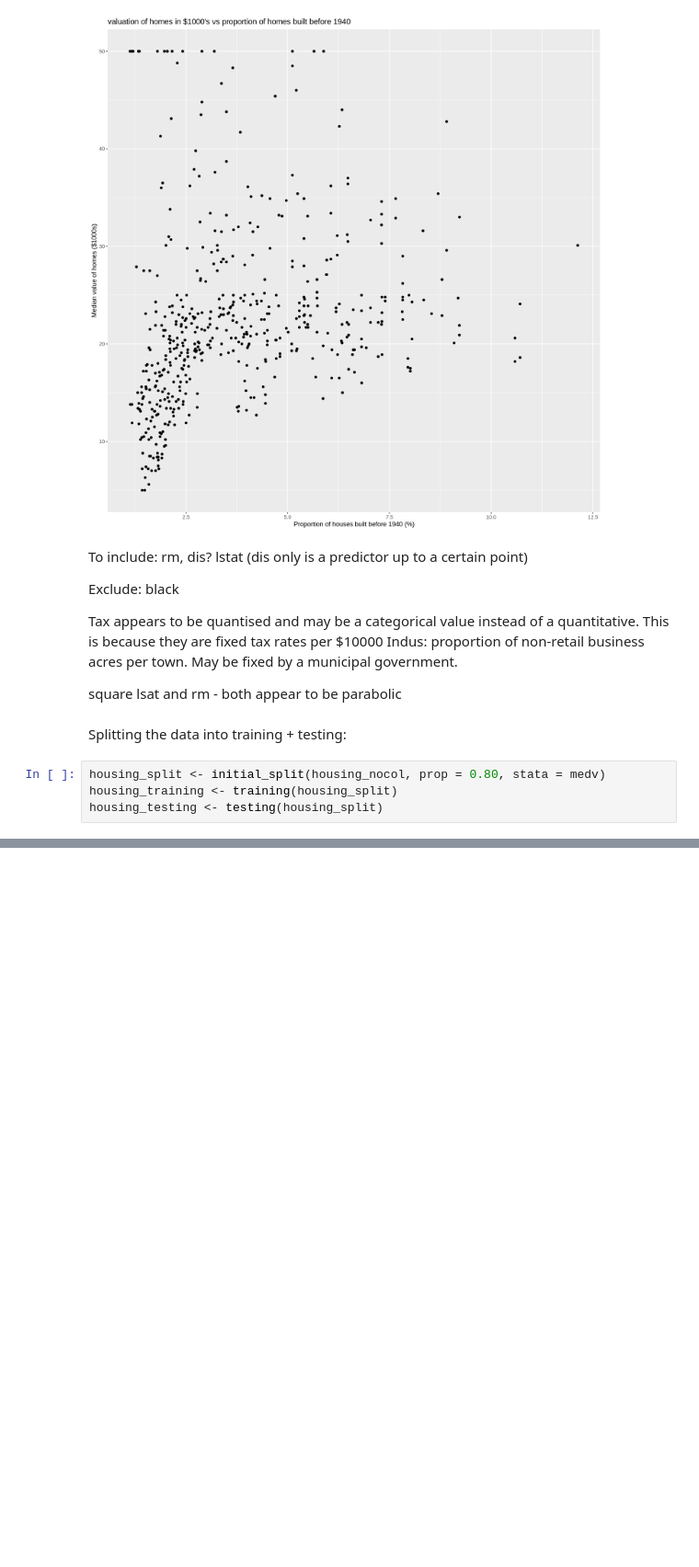
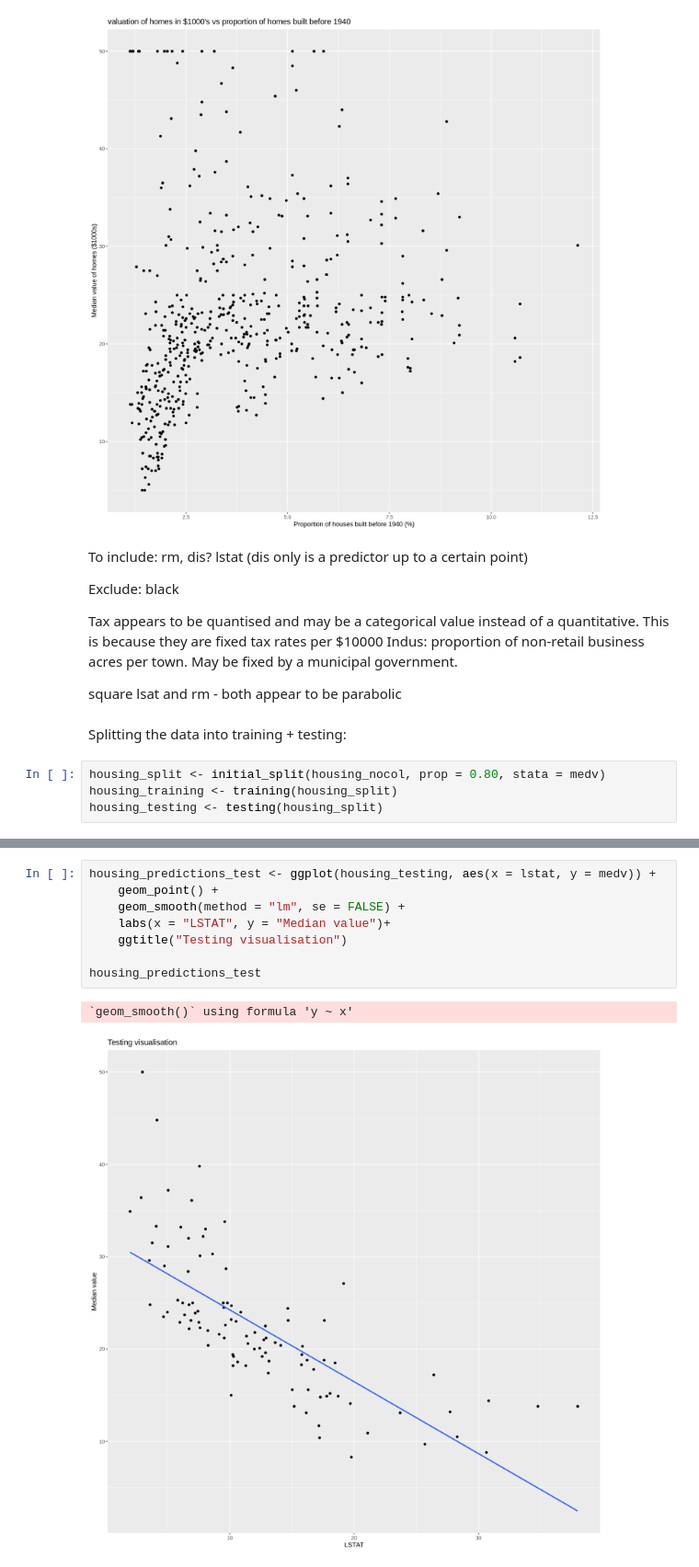
Before and after one commit to bohaoh/DSCI100-Group39-Project, a Jupyter notebook: ProjectAnalysis.ipynb, the cells around one changed output, grey strips where cells are left out. Shown at 92% size. Saved outputs shown, nothing was run; the diff lists cells and outputs as text; blank space fills up the shorter version.

```diff
--- a/ProjectAnalysis.ipynb
+++ b/ProjectAnalysis.ipynb
@@ -233,0 +249,11 @@ housing_testing <- testing(housing_split)
+# %%
+housing_predictions_test <- ggplot(housing_testing, aes(x = lstat, y = medv)) +
+    geom_point() +
+    geom_smooth(method = "lm", se = FALSE) +
+    labs(x = "LSTAT", y = "Median value")+
+    ggtitle("Testing visualisation")
+
+housing_predictions_test
+# %% [output]
+`geom_smooth()` using formula 'y ~ x'
+[figure, added]
```
Also changed, not shown: parts of 5 cells of this notebook.
